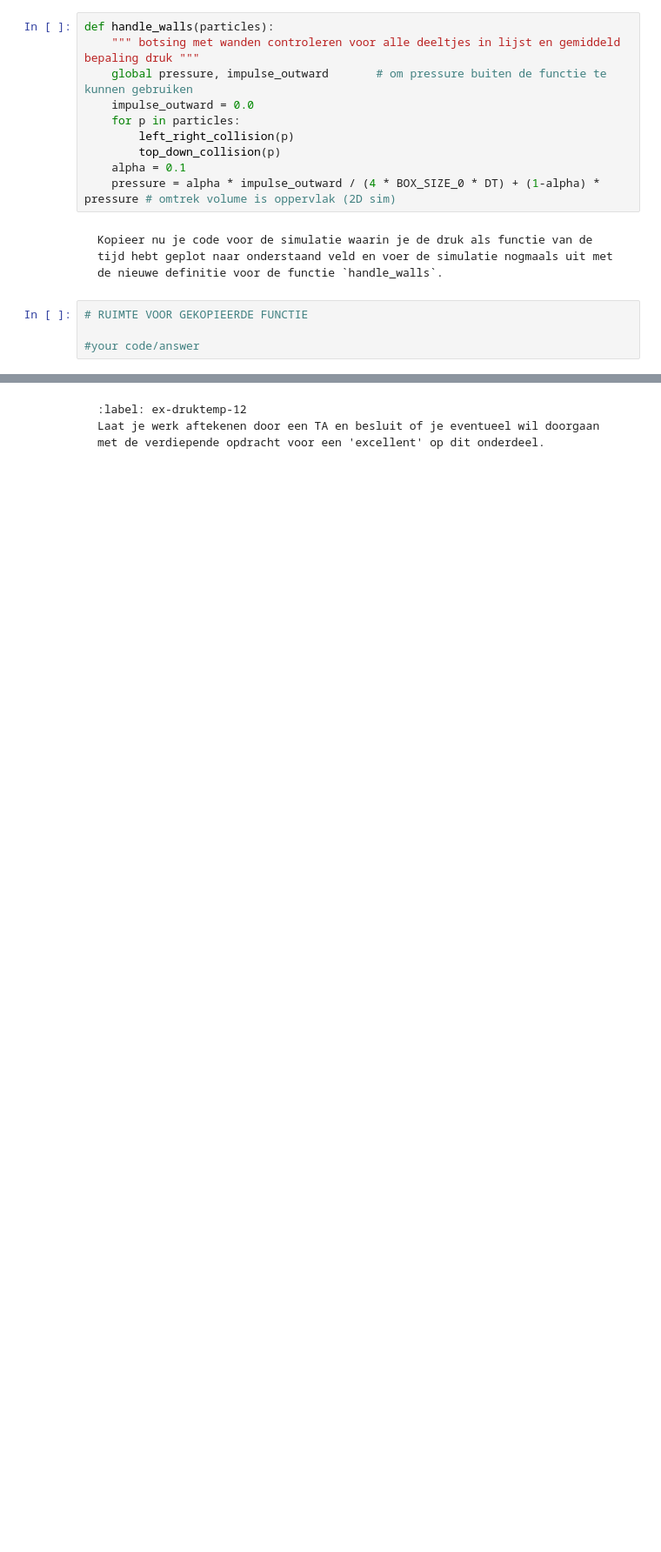
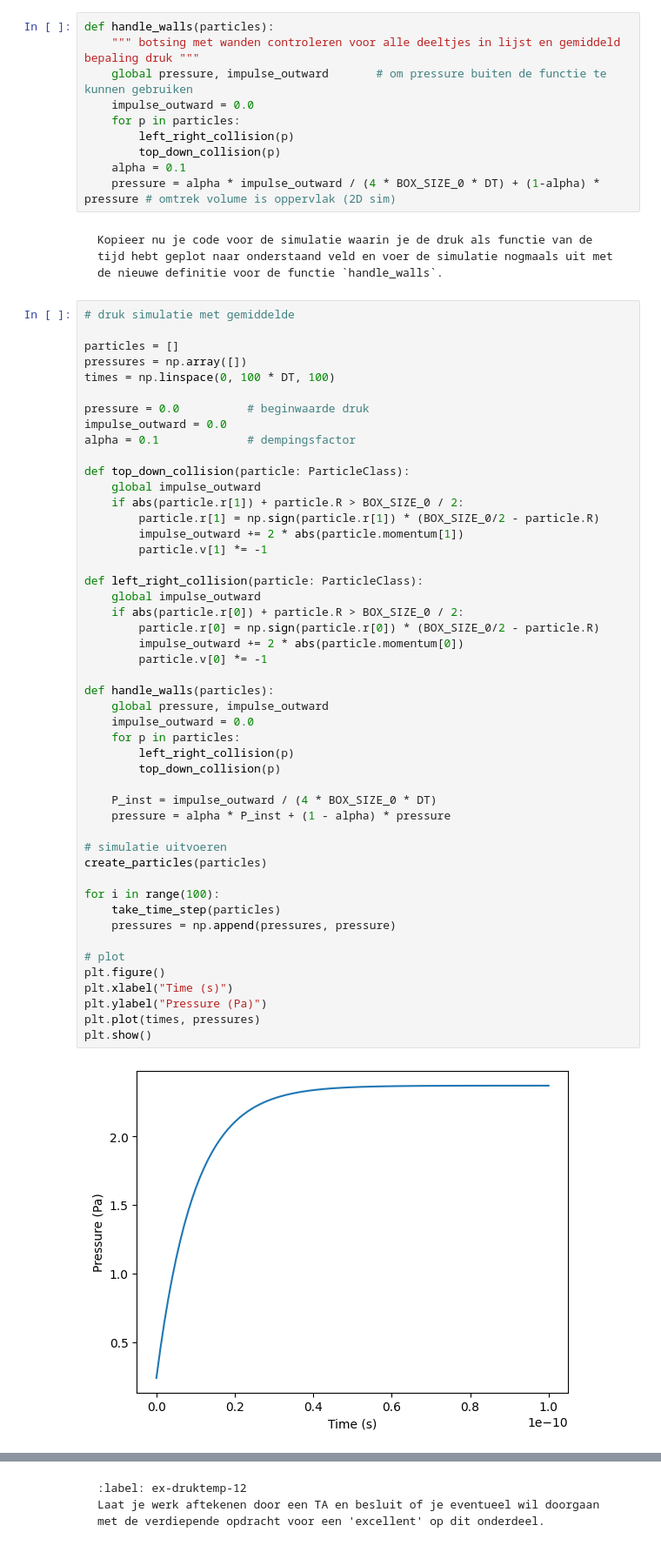
Before and after one commit to fKogelTU/Sarah_Frank, a Jupyter notebook: Content/PySim/5_druktemp.ipynb, the cells around one changed output, grey strips where cells are left out. Shown at 87% size. Saved outputs shown, nothing was run; the diff lists cells and outputs as text; blank space fills up the shorter version.

````diff
--- a/Content/PySim/5_druktemp.ipynb
+++ b/Content/PySim/5_druktemp.ipynb
@@ -381,9 +381,55 @@ def handle_walls(particles):
 Kopieer nu je code voor de simulatie waarin je de druk als functie van de tijd hebt geplot naar onderstaand veld en voer de simulatie nogmaals uit met de nieuwe definitie voor de functie `handle_walls`.
 ```
 # %%
-# RUIMTE VOOR GEKOPIEERDE FUNCTIE
+# druk simulatie met gemiddelde
 
-#your code/answer
+particles = []
+pressures = np.array([])
+times = np.linspace(0, 100 * DT, 100)
+
+pressure = 0.0          # beginwaarde druk
+impulse_outward = 0.0
+alpha = 0.1             # dempingsfactor
+
+def top_down_collision(particle: ParticleClass):
+    global impulse_outward
+    if abs(particle.r[1]) + particle.R > BOX_SIZE_0 / 2:
+        particle.r[1] = np.sign(particle.r[1]) * (BOX_SIZE_0/2 - particle.R)
+        impulse_outward += 2 * abs(particle.momentum[1])
+        particle.v[1] *= -1
+
+def left_right_collision(particle: ParticleClass):
+    global impulse_outward
+    if abs(particle.r[0]) + particle.R > BOX_SIZE_0 / 2:
+        particle.r[0] = np.sign(particle.r[0]) * (BOX_SIZE_0/2 - particle.R)
+        impulse_outward += 2 * abs(particle.momentum[0])
+        particle.v[0] *= -1
+
+def handle_walls(particles):
+    global pressure, impulse_outward
+    impulse_outward = 0.0
+    for p in particles:
+        left_right_collision(p)
+        top_down_collision(p)
+
+    P_inst = impulse_outward / (4 * BOX_SIZE_0 * DT)
+    pressure = alpha * P_inst + (1 - alpha) * pressure
+
+# simulatie uitvoeren
+create_particles(particles)
+
+for i in range(100):
+    take_time_step(particles)
+    pressures = np.append(pressures, pressure)
+
+# plot
+plt.figure()
+plt.xlabel("Time (s)")
+plt.ylabel("Pressure (Pa)")
+plt.plot(times, pressures)
+plt.show()
+# %% [output]
+[figure, added]
 # %% [markdown]
 Met de middeling kan je beter zien wat de gemiddelde waarde voor de druk in dit systeem is. Als dit voor jouw simulatie lastig is kan je de factor `alpha` aanpassen in de functie 'handle_walls`, zodat je over een langere periode het gemiddelde neemt. Hou daarbij wel rekening met de eis in [bovenstaande formule](#int_norm)
 
````
Also changed, not shown: parts of 5 cells of this notebook.
